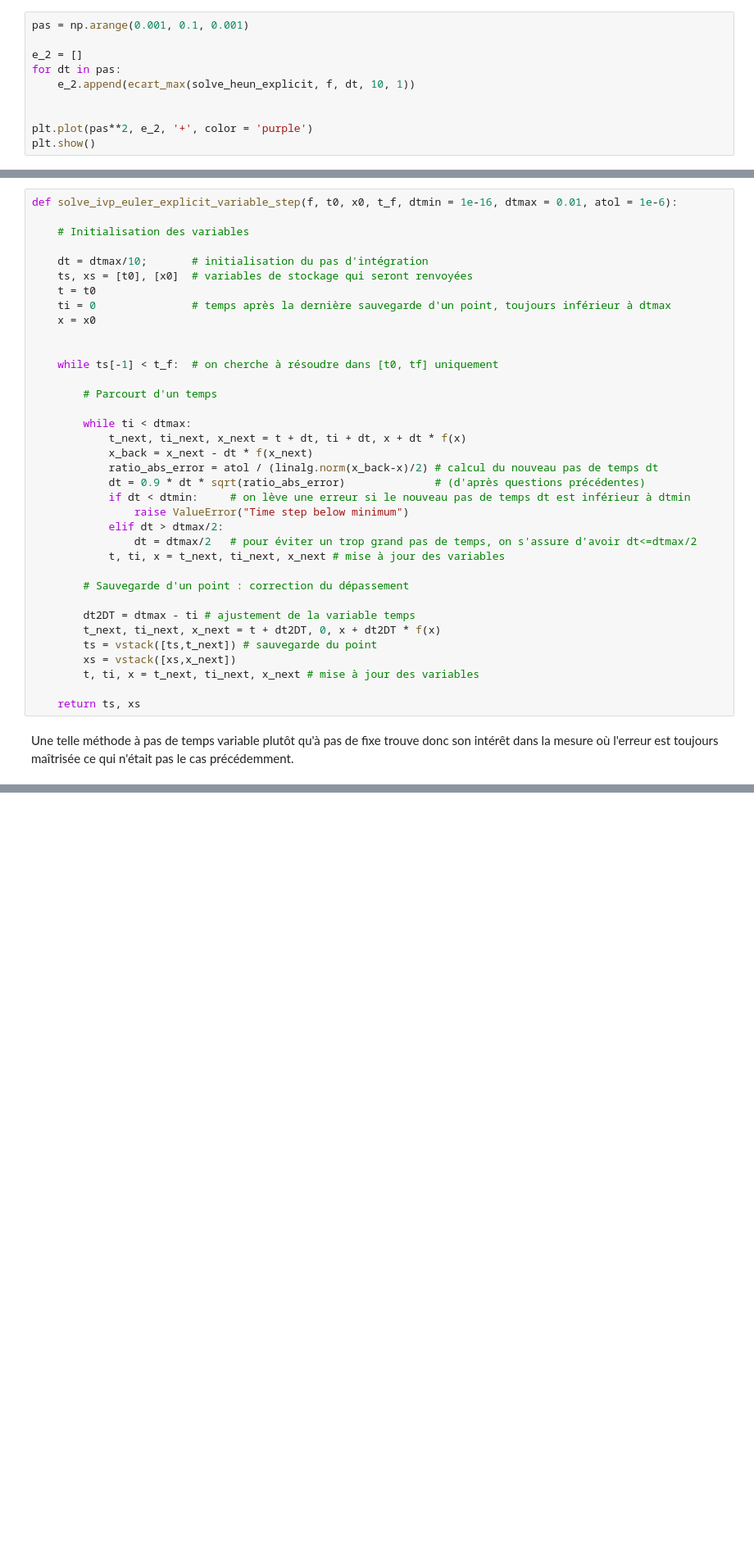
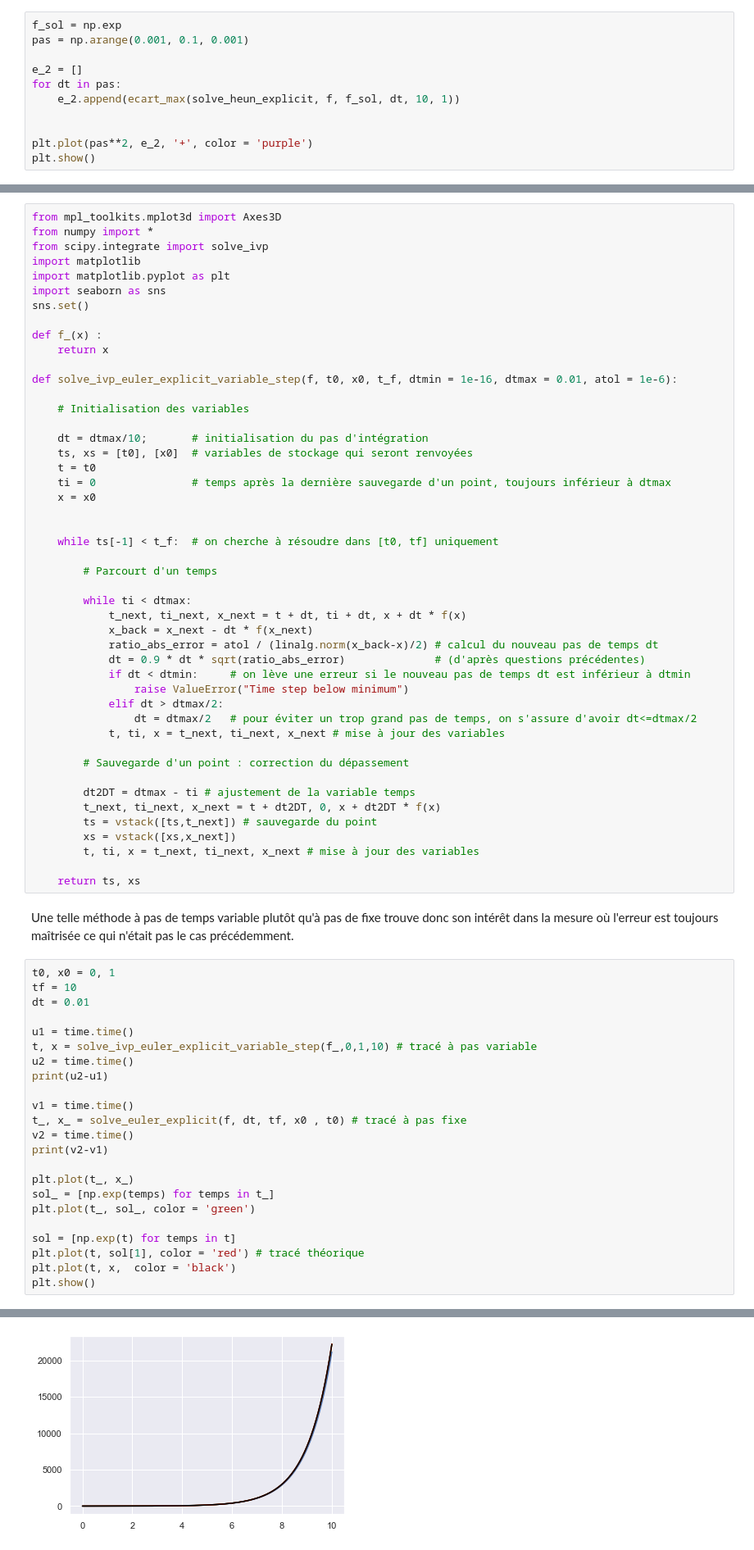
Before and after one commit to vincentlannelongue/eval_mathinfo_equadiff, a Jupyter notebook: projet_info_2.ipynb, the cells around one changed output, grey strips where cells are left out. Shown at 82% size. Saved outputs shown, nothing was run; the diff lists cells and outputs as text; blank space fills up the shorter version.

```diff
--- a/projet_info_2.ipynb
+++ b/projet_info_2.ipynb
@@ -130,11 +131,12 @@ plt.show()
 # %% [markdown]
 Vérifions la convergence du schéma à l'ordre 2 : visuellement, on s'attend à ce que l'évolution de l'erreur maximale $e$ soit quadratique par rapport à l'évolution du pas de temps $dt$
 # %%
+f_sol = np.exp
 pas = np.arange(0.001, 0.1, 0.001)
 
 e_2 = []
 for dt in pas:
-    e_2.append(ecart_max(solve_heun_explicit, f, dt, 10, 1))
+    e_2.append(ecart_max(solve_heun_explicit, f, f_sol, dt, 10, 1))
 
 
 plt.plot(pas**2, e_2, '+', color = 'purple')
@@ -221,6 +219,17 @@ Comme expliqué, la fonction suivante code un schéma d'Euler explicite à pas v
 # %% [markdown]
 Dans un premier temps, explicitons le code proposé :
 # %%
+from mpl_toolkits.mplot3d import Axes3D
+from numpy import *
+from scipy.integrate import solve_ivp
+import matplotlib
+import matplotlib.pyplot as plt
+import seaborn as sns
+sns.set()
+
+def f_(x) :
+    return x
+
 def solve_ivp_euler_explicit_variable_step(f, t0, x0, t_f, dtmin = 1e-16, dtmax = 0.01, atol = 1e-6):
 
     # Initialisation des variables
@@ -258,3 +267,27 @@ def solve_ivp_euler_explicit_variable_step(f, t0, x0, t_f, dtmin = 1e-16, dtmax
     return ts, xs
 # %% [markdown]
 Une telle méthode à pas de temps variable plutôt qu'à pas de fixe trouve donc son intérêt dans la mesure où l'erreur est toujours maîtrisée ce qui n'était pas le cas précédemment.
+# %%
+t0, x0 = 0, 1
+tf = 10
+dt = 0.01
+
+u1 = time.time()
+t, x = solve_ivp_euler_explicit_variable_step(f_,0,1,10) # tracé à pas variable
+u2 = time.time()
+print(u2-u1)
+
+v1 = time.time()
+t_, x_ = solve_euler_explicit(f, dt, tf, x0 , t0) # tracé à pas fixe
+v2 = time.time()
+print(v2-v1)
+
+plt.plot(t_, x_)
+sol_ = [np.exp(temps) for temps in t_]
+plt.plot(t_, sol_, color = 'green')
+
+sol = [np.exp(t) for temps in t]
+plt.plot(t, sol[1], color = 'red') # tracé théorique
+plt.plot(t, x,  color = 'black')
+plt.show()
+# %% [output]
@@ -260,0 +296 @@ Une telle méthode à pas de temps variable plutôt qu'à pas de fixe trouve don
+[figure, added]
```
Also changed, not shown: parts of 14 cells of this notebook.
